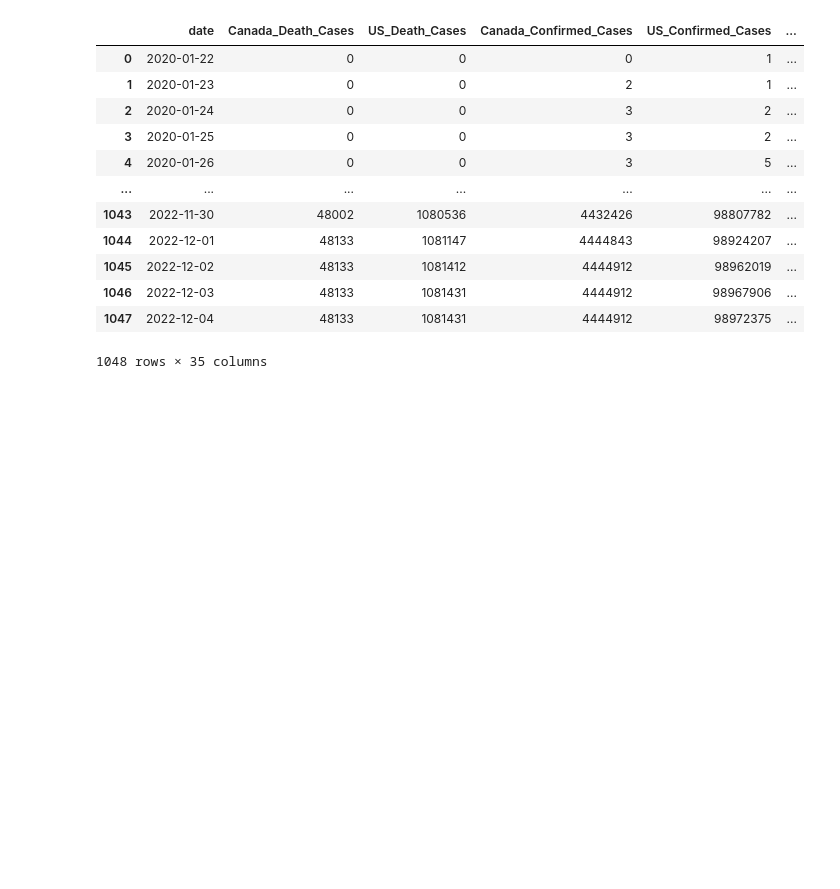
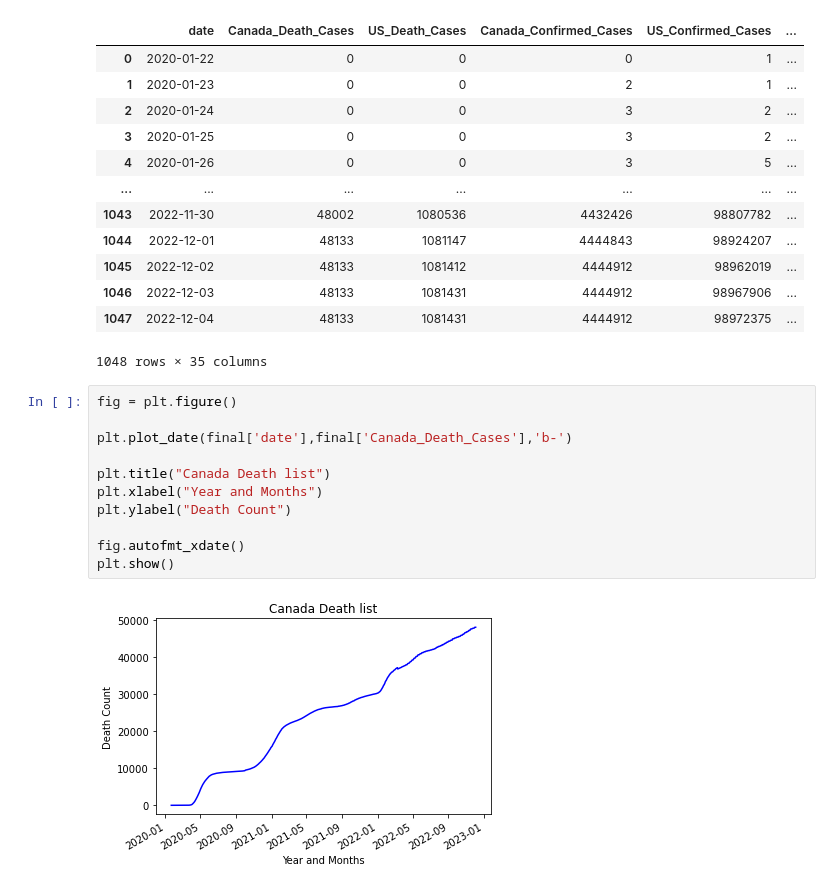
Before and after one commit to AIDA-Saskatchewan-polytechnic/FInal_Project-by-YAM-Group, a Jupyter notebook: FinalProject.ipynb, the cells around one changed output. Cells and saved outputs as stored; diff of their text form; blank space fills up the shorter version.

Commit message:
Canada Death list Graph

```diff
--- a/FinalProject.ipynb
+++ b/FinalProject.ipynb
@@ -250,3 +250,16 @@ final
 | 1046 | 2022-12-03 | 48133 | 1081431 | 4444912 | 98967906 | ... |
 | 1047 | 2022-12-04 | 48133 | 1081431 | 4444912 | 98972375 | ... |
 1048 rows × 35 columns
+# %%
+fig = plt.figure()
+
+plt.plot_date(final['date'],final['Canada_Death_Cases'],'b-')
+
+plt.title("Canada Death list")
+plt.xlabel("Year and Months")
+plt.ylabel("Death Count")
+
+fig.autofmt_xdate()
+plt.show()
+# %% [output]
+[figure, added]
```
